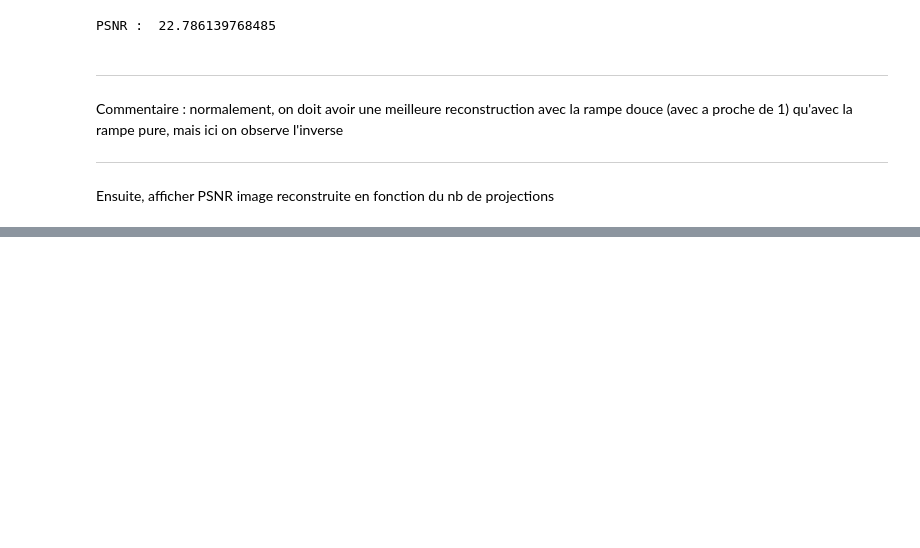
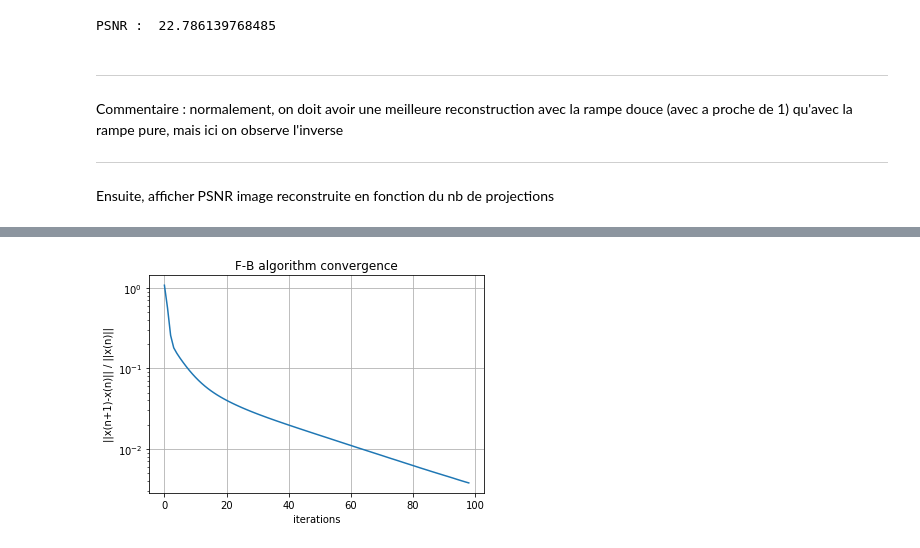
Before and after one commit to SimonTreil/Tomographie, a Jupyter notebook: Projet_Tomo_Zaza_1512.ipynb, the cells around one changed output, grey strips where cells are left out. Saved outputs shown, nothing was run; the diff lists cells and outputs as text; code cells hidden in the pictures; blank space fills up the shorter version.

```diff
--- a/Projet_Tomo_Zaza_1512.ipynb
+++ b/Projet_Tomo_Zaza_1512.ipynb
@@ -581,0 +713,10 @@ Ensuite, afficher PSNR image reconstruite en fonction du nb de projections
+# %%
+plt.plot(conv)
+plt.yscale('log')
+plt.title('F-B algorithm convergence')
+plt.xlabel('iterations')
+plt.grid()
+plt.ylabel("||x(n+1)-x(n)|| / ||x(n)||")
+plt.show()
+# %% [output]
+[figure, added]
```
Also changed, not shown: parts of 37 cells of this notebook.
